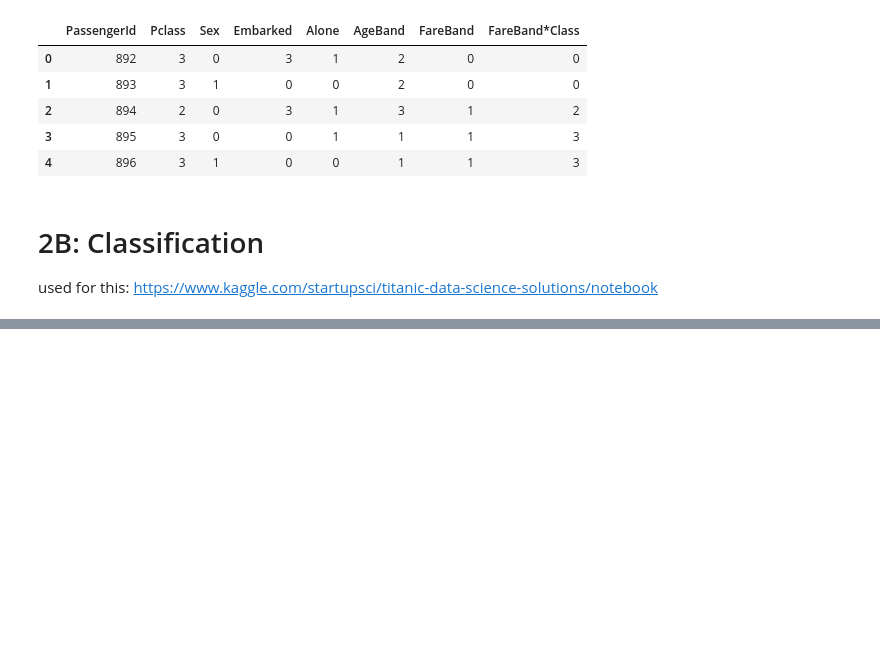
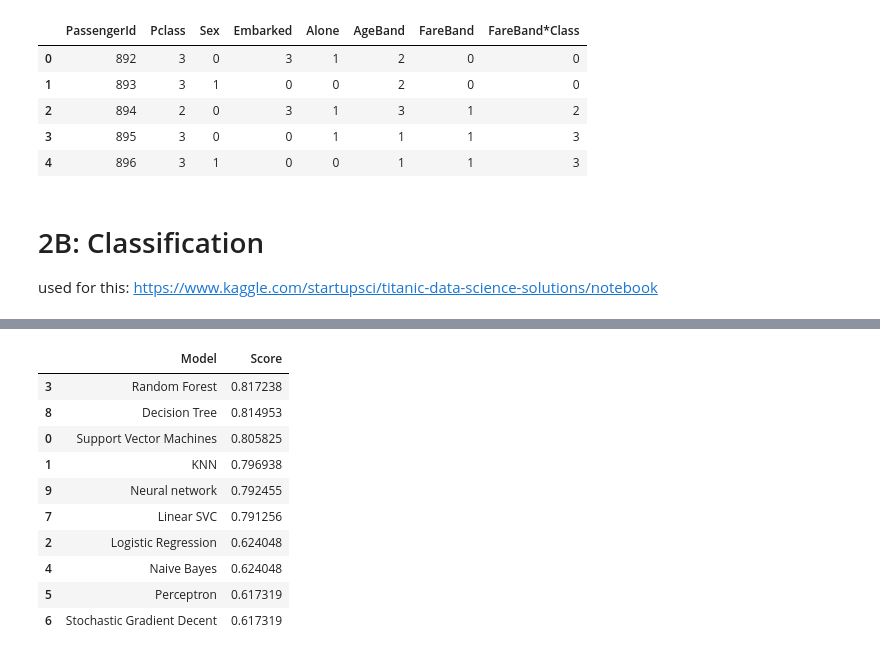
Before and after one commit to Sandernobel/Data-Mining, a Jupyter notebook: Assignment 1/Titanic_ing_classifier.ipynb, the cells around one changed output, grey strips where cells are left out. Saved outputs shown, nothing was run; the diff lists cells and outputs as text; code cells hidden in the pictures; blank space fills up the shorter version.

Commit message:
Classifier inclusief confusion matrix en cross validation

```diff
--- a/Assignment 1/Titanic_ing_classifier.ipynb
+++ b/Assignment 1/Titanic_ing_classifier.ipynb
@@ -605 +653,29 @@ Accuracy of random forest is:  86.31
+# %%
+sgdc = cross_val_score(SGDClassifier(), X, y, cv=10).mean()
+# %%
+lsvc = cross_val_score(LinearSVC(), X, y, cv=10).mean()
+# %%
+dt = cross_val_score(DecisionTreeClassifier(), X, y, cv=10).mean()
+# %%
+mlp = cross_val_score(MLPClassifier(), X, y, cv=10).mean()
+# %%
+models = pd.DataFrame({
+    'Model': ['Support Vector Machines', 'KNN', 'Logistic Regression',
+              'Random Forest', 'Naive Bayes', 'Perceptron',
+              'Stochastic Gradient Decent', 'Linear SVC',
+              'Decision Tree', 'Neural network'],
+    'Score': [svc, kn, lr, rf, gnb, per, sgdc, lsvc, dt, mlp]})
+models.sort_values(by='Score', ascending=False)
+# %% [output]
+|  | Model | Score |
+| 3 | Random Forest | 0.817238 |
+| 8 | Decision Tree | 0.814953 |
+| 0 | Support Vector Machines | 0.805825 |
+| 1 | KNN | 0.796938 |
+| 9 | Neural network | 0.792455 |
+| 7 | Linear SVC | 0.791256 |
+| 2 | Logistic Regression | 0.624048 |
+| 4 | Naive Bayes | 0.624048 |
+| 5 | Perceptron | 0.617319 |
+| 6 | Stochastic Gradient Decent | 0.617319 |
 # %%
```
Also changed, not shown: parts of 13 cells of this notebook.
